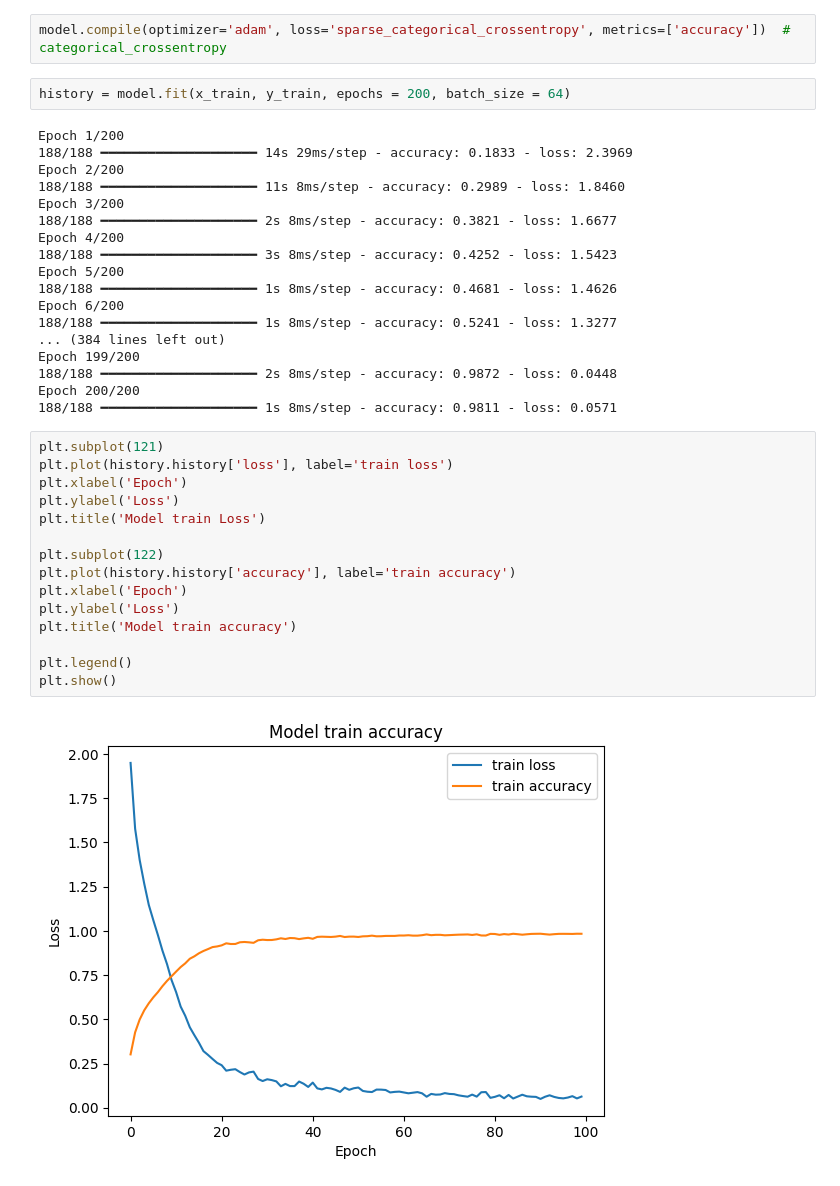
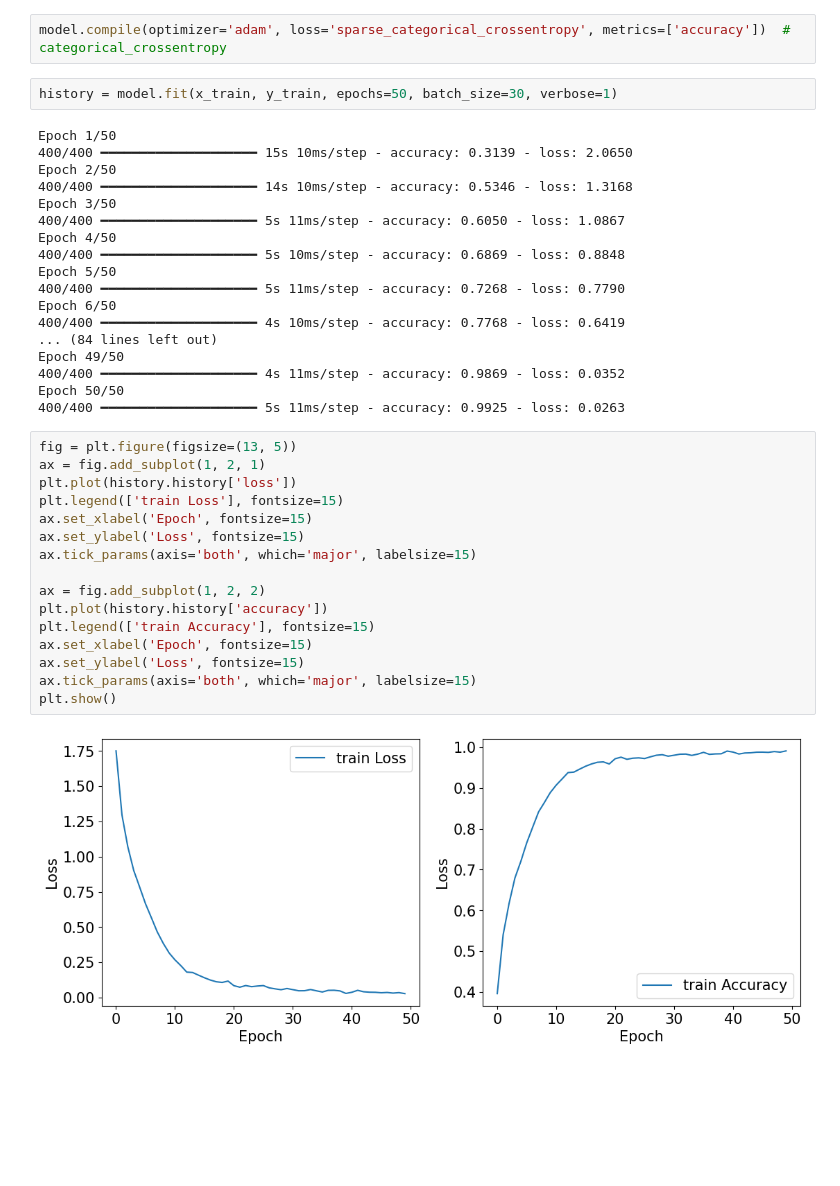
Before and after one commit to SKHU-AI-2/3rd_assignment, a Jupyter notebook: 5주차_3기_최영환/CIFAR_10_test.ipynb, the cells around one changed output. Cells and saved outputs as stored; diff of their text form; blank space fills up the shorter version.

Commit message:
model 수정

```diff
--- a/5주차_3기_최영환/CIFAR_10_test.ipynb
+++ b/5주차_3기_최영환/CIFAR_10_test.ipynb
@@ -100,42 +104,43 @@ Model: "sequential_9"
 # %%
 model.compile(optimizer='adam', loss='sparse_categorical_crossentropy', metrics=['accuracy'])  # categorical_crossentropy
 # %%
-history = model.fit(x_train, y_train, epochs = 200, batch_size = 64)
+history = model.fit(x_train, y_train, epochs=50, batch_size=30, verbose=1)
 # %% [output]
-Epoch 1/200
-188/188 ━━━━━━━━━━━━━━━━━━━━ 14s 29ms/step - accuracy: 0.1833 - loss: 2.3969
-Epoch 2/200
-188/188 ━━━━━━━━━━━━━━━━━━━━ 11s 8ms/step - accuracy: 0.2989 - loss: 1.8460
-Epoch 3/200
-188/188 ━━━━━━━━━━━━━━━━━━━━ 2s 8ms/step - accuracy: 0.3821 - loss: 1.6677
-Epoch 4/200
-188/188 ━━━━━━━━━━━━━━━━━━━━ 3s 8ms/step - accuracy: 0.4252 - loss: 1.5423
-Epoch 5/200
-188/188 ━━━━━━━━━━━━━━━━━━━━ 1s 8ms/step - accuracy: 0.4681 - loss: 1.4626
-Epoch 6/200
-188/188 ━━━━━━━━━━━━━━━━━━━━ 1s 8ms/step - accuracy: 0.5241 - loss: 1.3277
-... (384 lines left out)
-Epoch 199/200
-188/188 ━━━━━━━━━━━━━━━━━━━━ 2s 8ms/step - accuracy: 0.9872 - loss: 0.0448
-Epoch 200/200
-188/188 ━━━━━━━━━━━━━━━━━━━━ 1s 8ms/step - accuracy: 0.9811 - loss: 0.0571
+Epoch 1/50
+400/400 ━━━━━━━━━━━━━━━━━━━━ 15s 10ms/step - accuracy: 0.3139 - loss: 2.0650
+Epoch 2/50
+400/400 ━━━━━━━━━━━━━━━━━━━━ 14s 10ms/step - accuracy: 0.5346 - loss: 1.3168
+Epoch 3/50
+400/400 ━━━━━━━━━━━━━━━━━━━━ 5s 11ms/step - accuracy: 0.6050 - loss: 1.0867
+Epoch 4/50
+400/400 ━━━━━━━━━━━━━━━━━━━━ 5s 10ms/step - accuracy: 0.6869 - loss: 0.8848
+Epoch 5/50
+400/400 ━━━━━━━━━━━━━━━━━━━━ 5s 11ms/step - accuracy: 0.7268 - loss: 0.7790
+Epoch 6/50
+400/400 ━━━━━━━━━━━━━━━━━━━━ 4s 10ms/step - accuracy: 0.7768 - loss: 0.6419
+... (84 lines left out)
+Epoch 49/50
+400/400 ━━━━━━━━━━━━━━━━━━━━ 4s 11ms/step - accuracy: 0.9869 - loss: 0.0352
+Epoch 50/50
+400/400 ━━━━━━━━━━━━━━━━━━━━ 5s 11ms/step - accuracy: 0.9925 - loss: 0.0263
-# %%
-plt.subplot(121)
-plt.plot(history.history['loss'], label='train loss')
-plt.xlabel('Epoch')
-plt.ylabel('Loss')
-plt.title('Model train Loss')
-
-plt.subplot(122)
-plt.plot(history.history['accuracy'], label='train accuracy')
-plt.xlabel('Epoch')
-plt.ylabel('Loss')
-plt.title('Model train accuracy')
-
-plt.legend()
-plt.show()
-# %% [output]
-[figure, removed]
+# %%
+fig = plt.figure(figsize=(13, 5))
+ax = fig.add_subplot(1, 2, 1)
+plt.plot(history.history['loss'])
+plt.legend(['train Loss'], fontsize=15)
+ax.set_xlabel('Epoch', fontsize=15)
+ax.set_ylabel('Loss', fontsize=15)
+ax.tick_params(axis='both', which='major', labelsize=15)
+
+ax = fig.add_subplot(1, 2, 2)
+plt.plot(history.history['accuracy'])
+plt.legend(['train Accuracy'], fontsize=15)
+ax.set_xlabel('Epoch', fontsize=15)
+ax.set_ylabel('Loss', fontsize=15)
+ax.tick_params(axis='both', which='major', labelsize=15)
+plt.show()
+# %% [output]
+[figure, added]
 # %%
 test_loss, test_acc = model.evaluate(x_test, y_test, verbose=2)
 print("test_acuuracy: ", test_acc)
```
Also changed, not shown: parts of 4 cells of this notebook.
